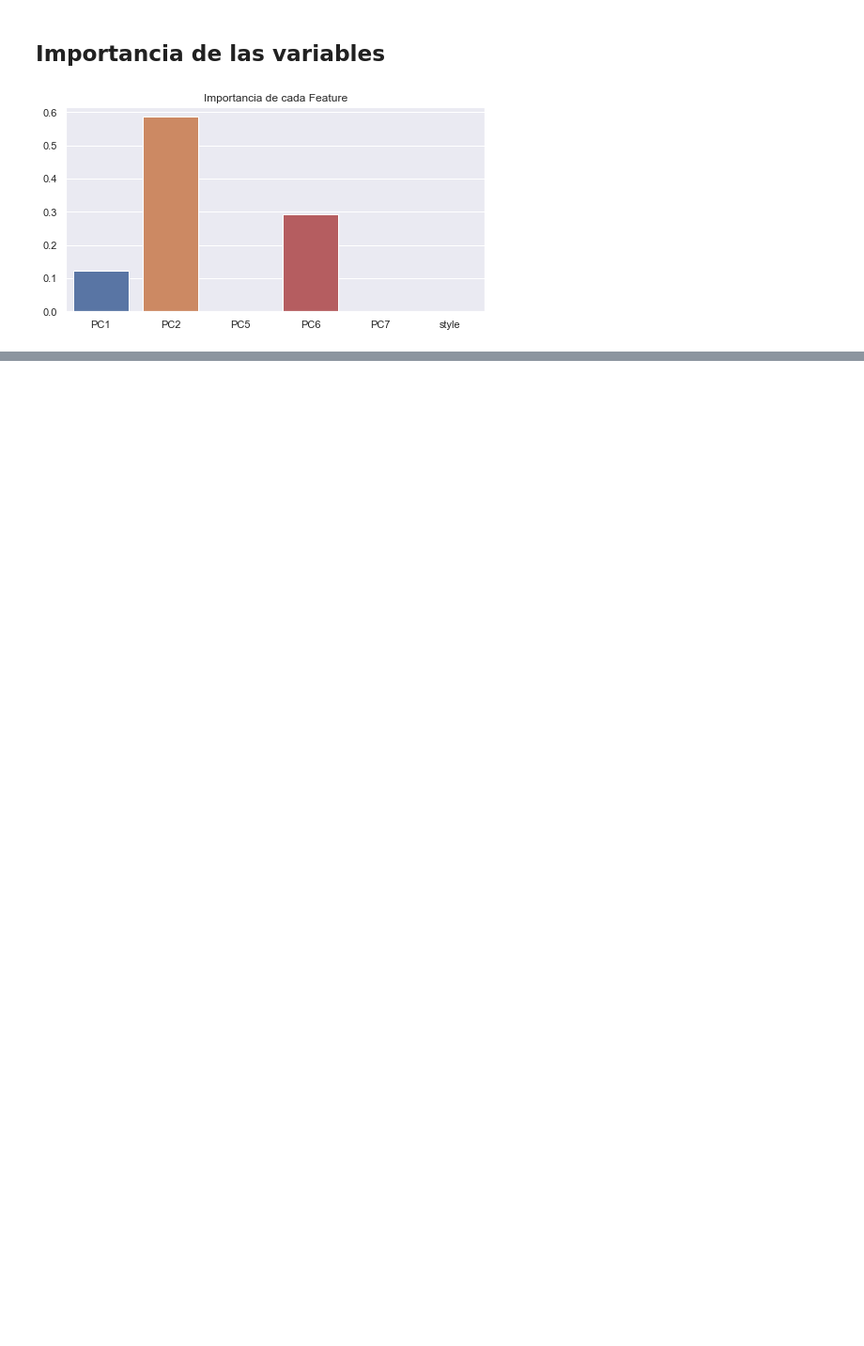
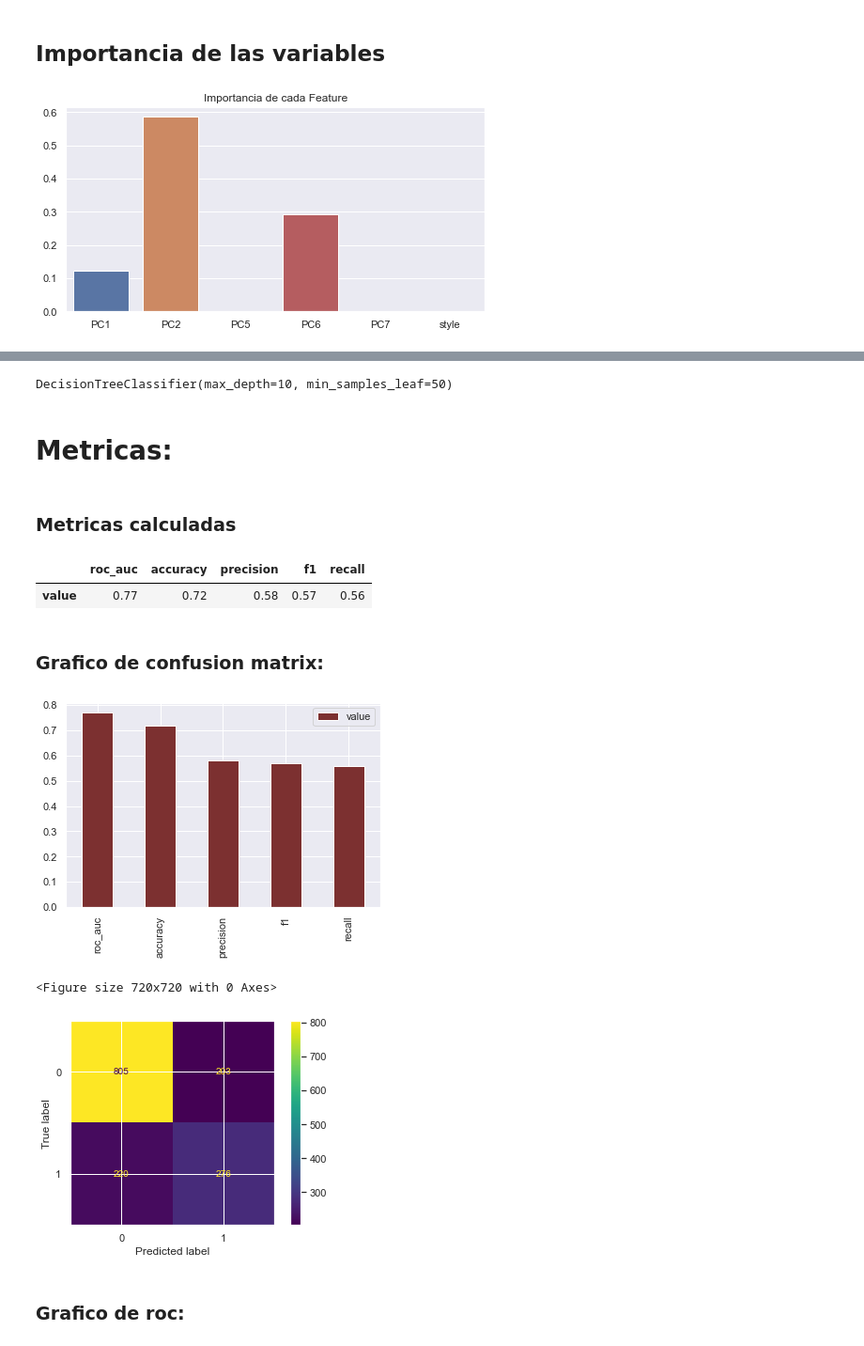
Before and after one commit to car-vigo/vinos-corderhouse, a Jupyter notebook: notebooks/5.1-vino.coderhouse-tree.ipynb, the cells around one changed output, grey strips where cells are left out. Shown at 94% size. Cells and saved outputs as stored; diff of their text form; code cells hidden in the pictures; blank space fills up the shorter version.

```diff
--- a/notebooks/5.1-vino.coderhouse-tree.ipynb
+++ b/notebooks/5.1-vino.coderhouse-tree.ipynb
@@ -123,0 +145,10 @@ plot_tree(decision_tree = tree, feature_names=X.columns, filled = True, fontsize
+# %%
+# creamos el modelo
+tree_2 = DecisionTreeClassifier()
+# %%
+clf =GridSearchCV(tree_2,param_grid=hyperparameters,scoring="accuracy")
+# %%
+#Entrenamos el modelo
+best_model = clf.fit(X_train, y_train)
+# %%
+y_test_pred = clf.predict(X_test)
@@ -123,0 +171,16 @@ plot_tree(decision_tree = tree, feature_names=X.columns, filled = True, fontsize
+# %%
+best_model.best_estimator_
+# %% [output]
+DecisionTreeClassifier(max_depth=10, min_samples_leaf=50)
+# %%
+display_and_plot_all_metrics(clf,X_test,y_test,y_test_pred)
+# %% [output]
+# Metricas:
+### Metricas calculadas
+|  | roc_auc | accuracy | precision | f1 | recall |
+| value | 0.77 | 0.72 | 0.58 | 0.57 | 0.56 |
+### Grafico de confusion matrix:
+[figure, added]
+<Figure size 720x720 with 0 Axes>
+[figure, added]
+### Grafico de roc:
```
Also changed, not shown: parts of 19 cells of this notebook, 2 other files.
